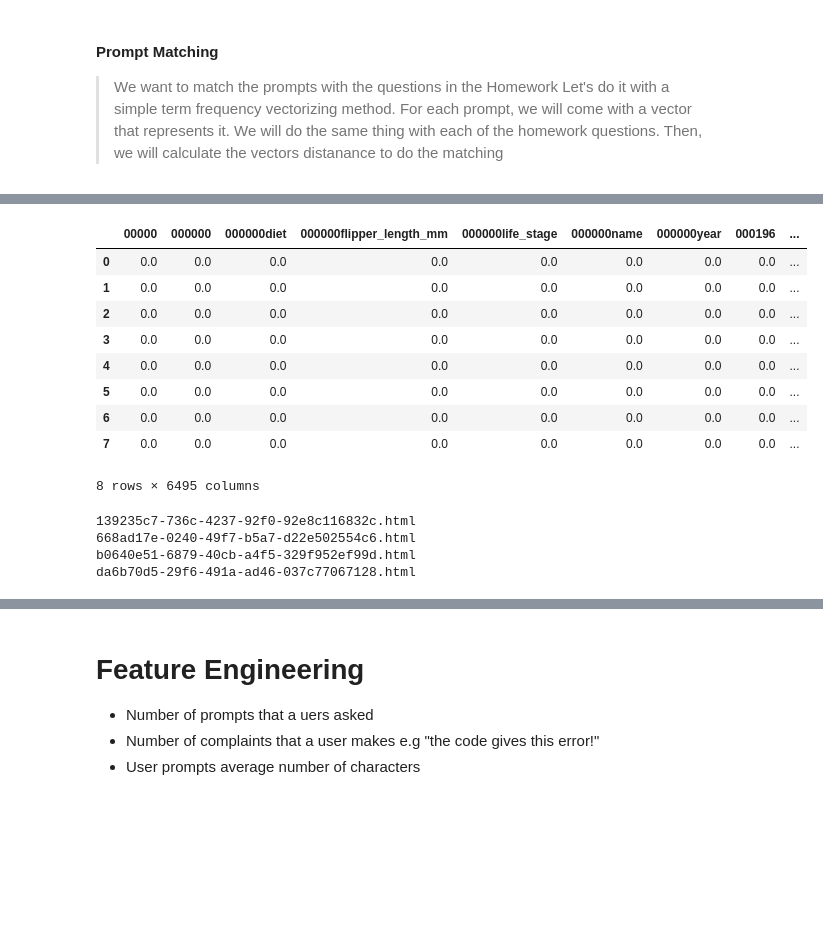
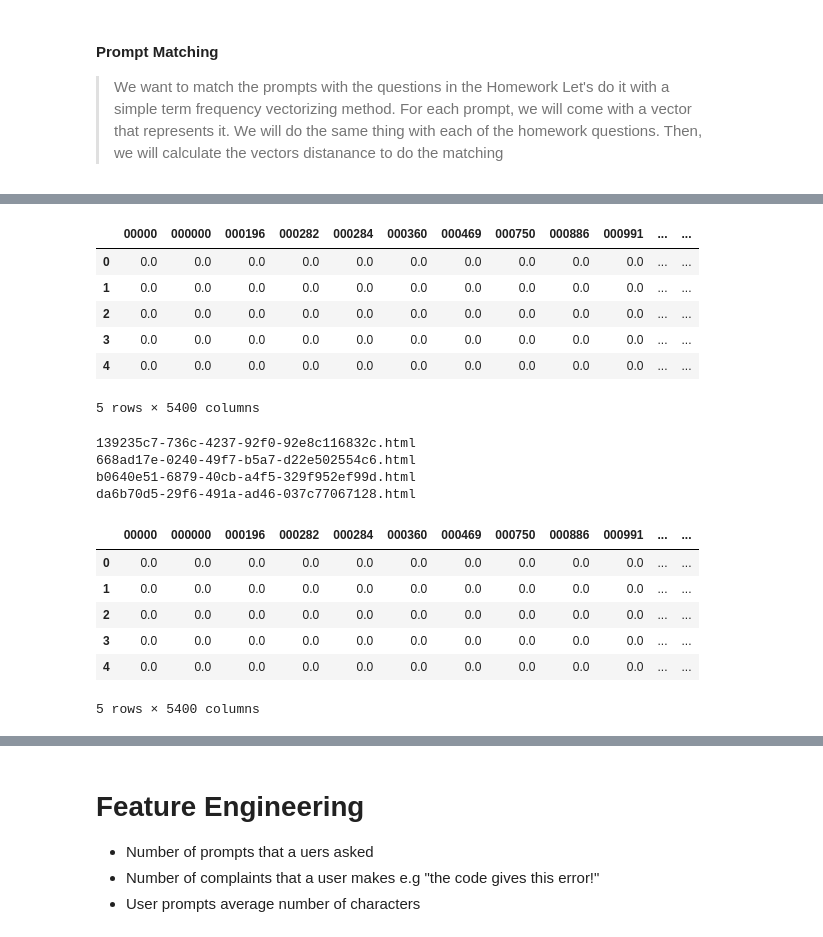
Before and after one commit to AtaErnam/CS412_Project, a Jupyter notebook: hw_score_predict.ipynb, the cells around one changed output, grey strips where cells are left out. Cells and saved outputs as stored; diff of their text form; code cells hidden in the pictures; blank space fills up the shorter version.

```diff
--- a/hw_score_predict.ipynb
+++ b/hw_score_predict.ipynb
@@ -32,5 +27,5 @@ import nltk
 # %%
-data_path = "data/html/*.html"
+data_path = "/content/drive/MyDrive/data/dataset/*.html"
 
 code2convos = dict()
 
@@ -84,15 +92,11 @@ pprint(code2convos["0031c86e-81f4-4eef-9e0e-28037abf9883"])
 > vectors distanance to do the matching
 # %%
 prompts = []
-characters_to_remove = ["\n","`",'\\']
 code2prompts = defaultdict(list)
-code2prompts_str = defaultdict(list)
 for code , convos in code2convos.items():
     user_prompts = []
     for conv in convos:
         if conv["role"] == "user":
-          for element in characters_to_remove: #Removal of such characters
-            conv["text"] = conv["text"].replace(element,"")
-          prompts.append(conv["text"])
-          user_prompts.append(conv["text"])
+            prompts.append(conv["text"])
+            user_prompts.append(conv["text"])
     code2prompts[code] = user_prompts
@@ -300,17 +177,14 @@ vectorizer = TfidfVectorizer()
 vectorizer = vectorizer.fit(prompts + questions)
 # %%
 questions_TF_IDF = pd.DataFrame(vectorizer.transform(questions).toarray(), columns=vectorizer.get_feature_names_out())
-questions_TF_IDF
+questions_TF_IDF.head()
 # %% [output]
-|  | 00000 | 000000 | 000000diet | 000000flipper_length_mm | 000000life_stage | 000000name | 000000year | 000196 | ... |
-| 0 | 0.0 | 0.0 | 0.0 | 0.0 | 0.0 | 0.0 | 0.0 | 0.0 | ... |
-| 1 | 0.0 | 0.0 | 0.0 | 0.0 | 0.0 | 0.0 | 0.0 | 0.0 | ... |
-| 2 | 0.0 | 0.0 | 0.0 | 0.0 | 0.0 | 0.0 | 0.0 | 0.0 | ... |
-| 3 | 0.0 | 0.0 | 0.0 | 0.0 | 0.0 | 0.0 | 0.0 | 0.0 | ... |
-| 4 | 0.0 | 0.0 | 0.0 | 0.0 | 0.0 | 0.0 | 0.0 | 0.0 | ... |
-| 5 | 0.0 | 0.0 | 0.0 | 0.0 | 0.0 | 0.0 | 0.0 | 0.0 | ... |
-| 6 | 0.0 | 0.0 | 0.0 | 0.0 | 0.0 | 0.0 | 0.0 | 0.0 | ... |
-| 7 | 0.0 | 0.0 | 0.0 | 0.0 | 0.0 | 0.0 | 0.0 | 0.0 | ... |
+|  | 00000 | 000000 | 000196 | 000282 | 000284 | 000360 | 000469 | 000750 | 000886 | 000991 | ... | ... |
+| 0 | 0.0 | 0.0 | 0.0 | 0.0 | 0.0 | 0.0 | 0.0 | 0.0 | 0.0 | 0.0 | ... | ... |
+| 1 | 0.0 | 0.0 | 0.0 | 0.0 | 0.0 | 0.0 | 0.0 | 0.0 | 0.0 | 0.0 | ... | ... |
+| 2 | 0.0 | 0.0 | 0.0 | 0.0 | 0.0 | 0.0 | 0.0 | 0.0 | 0.0 | 0.0 | ... | ... |
+| 3 | 0.0 | 0.0 | 0.0 | 0.0 | 0.0 | 0.0 | 0.0 | 0.0 | 0.0 | 0.0 | ... | ... |
+| 4 | 0.0 | 0.0 | 0.0 | 0.0 | 0.0 | 0.0 | 0.0 | 0.0 | 0.0 | 0.0 | ... | ... |
-8 rows × 6495 columns
+5 rows × 5400 columns
 # %%
 code2prompts_tf_idf = dict()
@@ -326,4 +209,14 @@ for code, user_prompts in code2prompts.items():
 668ad17e-0240-49f7-b5a7-d22e502554c6.html
 b0640e51-6879-40cb-a4f5-329f952ef99d.html
 da6b70d5-29f6-491a-ad46-037c77067128.html
+# %%
+code2prompts_tf_idf["089eb66d-4c3a-4f58-b98f-a3774a2efb34"].head()
+# %% [output]
+|  | 00000 | 000000 | 000196 | 000282 | 000284 | 000360 | 000469 | 000750 | 000886 | 000991 | ... | ... |
+| 0 | 0.0 | 0.0 | 0.0 | 0.0 | 0.0 | 0.0 | 0.0 | 0.0 | 0.0 | 0.0 | ... | ... |
+| 1 | 0.0 | 0.0 | 0.0 | 0.0 | 0.0 | 0.0 | 0.0 | 0.0 | 0.0 | 0.0 | ... | ... |
+| 2 | 0.0 | 0.0 | 0.0 | 0.0 | 0.0 | 0.0 | 0.0 | 0.0 | 0.0 | 0.0 | ... | ... |
+| 3 | 0.0 | 0.0 | 0.0 | 0.0 | 0.0 | 0.0 | 0.0 | 0.0 | 0.0 | 0.0 | ... | ... |
+| 4 | 0.0 | 0.0 | 0.0 | 0.0 | 0.0 | 0.0 | 0.0 | 0.0 | 0.0 | 0.0 | ... | ... |
+5 rows × 5400 columns
 # %%
```
Also changed, not shown: parts of 55 cells of this notebook.
